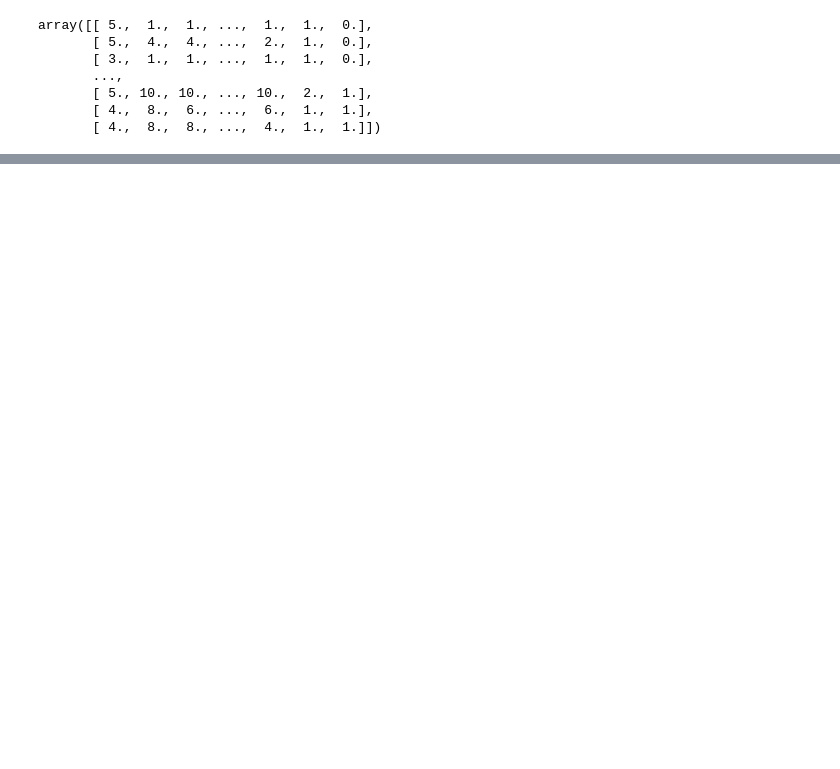
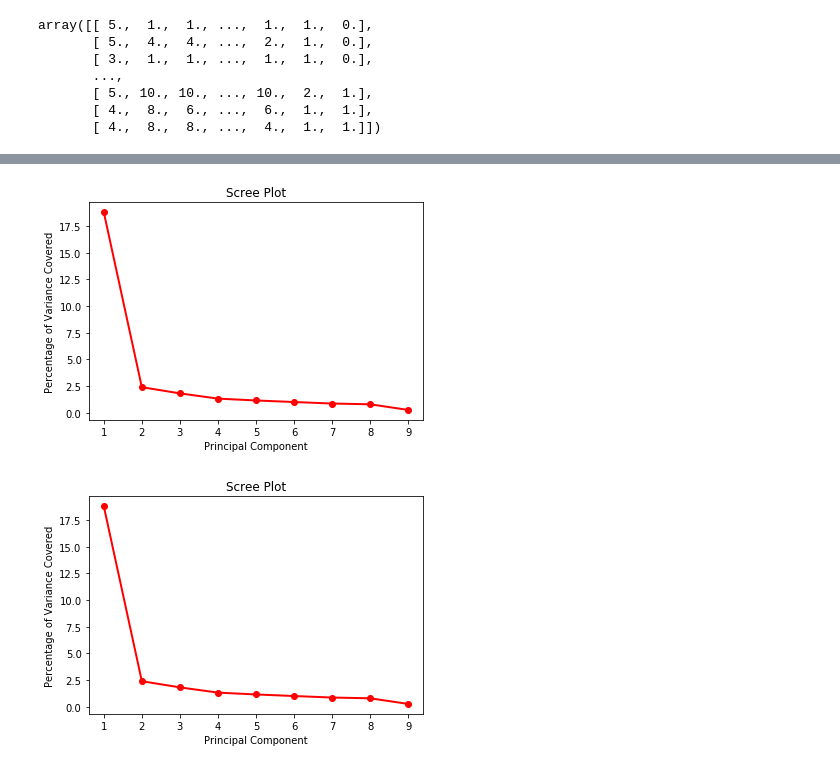
Before and after one commit to ilumsden/COSC528, a Jupyter notebook: project3/driver.ipynb, the cells around one changed output, grey strips where cells are left out. Cells and saved outputs as stored; diff of their text form; code cells hidden in the pictures; blank space fills up the shorter version.

```diff
--- a/project3/driver.ipynb
+++ b/project3/driver.ipynb
@@ -105,0 +82,10 @@ test_data
+# %%
+div = df.shape[0] // 4
+num_train = 3 * div
+train_inds = np.random.choice(range(df.shape[0]), size=num_train, replace=False)
+test_inds = [i for i in range(df.shape[0]) if i not in train_inds]
+train_data = df.iloc[train_inds.tolist(), :-1]
+train_labels = df.iloc[train_inds.tolist(), -1]
+test_data = df.iloc[test_inds, :-1]
+test_labels = df.iloc[test_inds, -1]
+test_data
@@ -150,0 +190,11 @@ k = 3
+# %%
+z_train_data = normalize(train_data)
+z_test_data = normalize(test_data)
+# %%
+Utrain, Strain, Vtrain = get_svd(z_train_data)
+Utest, Stest, Vtest = get_svd(z_train_data)
+graph_scree(Strain)
+graph_scree(Stest)
+# %% [output]
+[figure, added]
+[figure, added]
```
Also changed, not shown: parts of 13 cells of this notebook, 4 other files.
